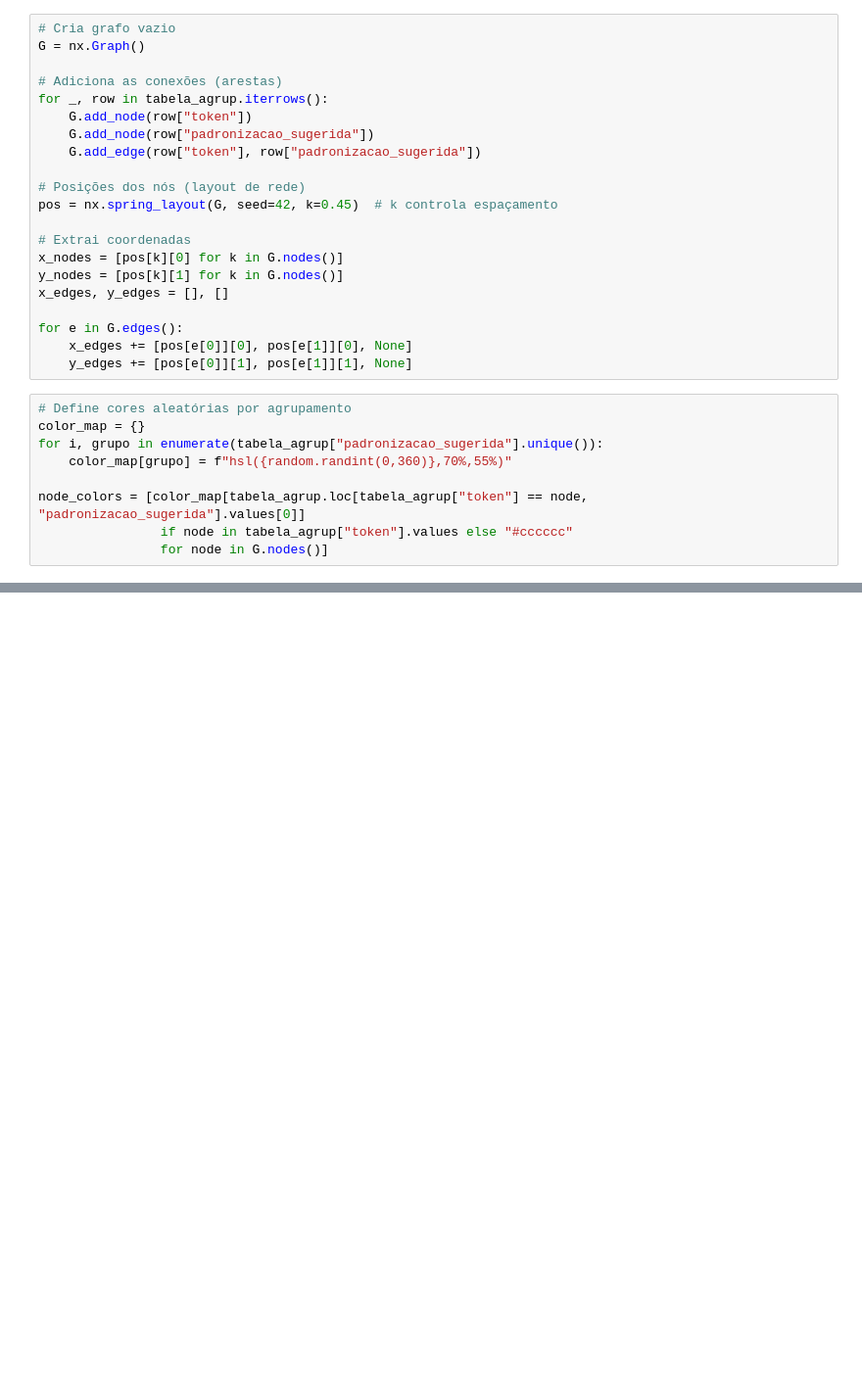
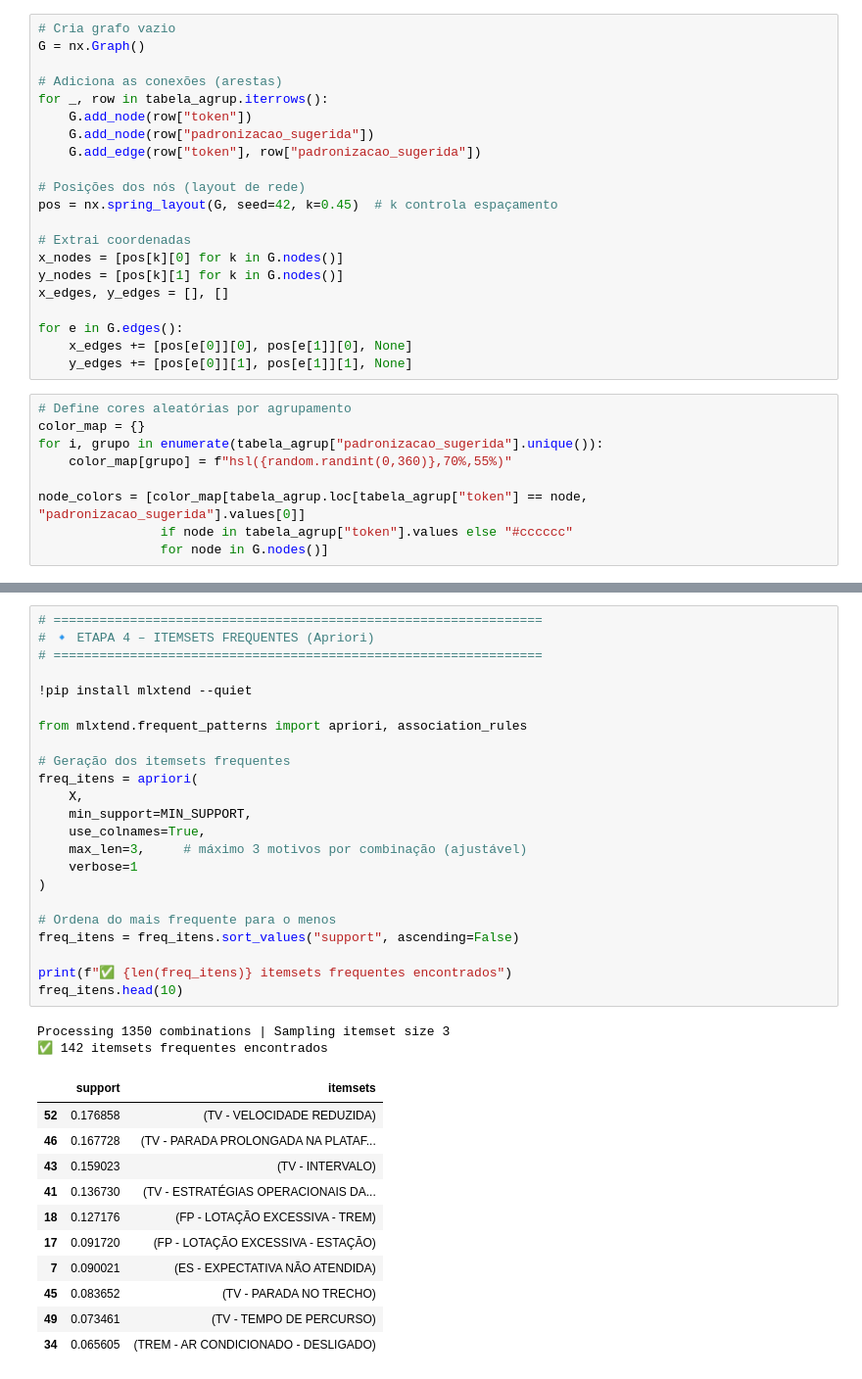
Before and after one commit to Vanpersact/hello-world, a Jupyter notebook: 1-Analise_Completa_Manifestacoes_CPTM.ipynb, the cells around one changed output, grey strips where cells are left out. Shown at 98% size. Saved outputs shown, nothing was run; the diff lists cells and outputs as text; blank space fills up the shorter version.

```diff
--- a/1-Analise_Completa_Manifestacoes_CPTM.ipynb
+++ b/1-Analise_Completa_Manifestacoes_CPTM.ipynb
@@ -736,0 +1103,37 @@ fig.show()
+# %%
+# ================================================================
+# 🔹 ETAPA 4 – ITEMSETS FREQUENTES (Apriori)
+# ================================================================
+
+!pip install mlxtend --quiet
+
+from mlxtend.frequent_patterns import apriori, association_rules
+
+# Geração dos itemsets frequentes
+freq_itens = apriori(
+    X,
+    min_support=MIN_SUPPORT,
+    use_colnames=True,
+    max_len=3,     # máximo 3 motivos por combinação (ajustável)
+    verbose=1
+)
+
+# Ordena do mais frequente para o menos
+freq_itens = freq_itens.sort_values("support", ascending=False)
+
+print(f"✅ {len(freq_itens)} itemsets frequentes encontrados")
+freq_itens.head(10)
+# %% [output]
+Processing 1350 combinations | Sampling itemset size 3
+✅ 142 itemsets frequentes encontrados
+|  | support | itemsets |
+| 52 | 0.176858 | (TV - VELOCIDADE REDUZIDA) |
+| 46 | 0.167728 | (TV - PARADA PROLONGADA NA PLATAF... |
+| 43 | 0.159023 | (TV - INTERVALO) |
+| 41 | 0.136730 | (TV - ESTRATÉGIAS OPERACIONAIS DA... |
+| 18 | 0.127176 | (FP - LOTAÇÃO EXCESSIVA - TREM) |
+| 17 | 0.091720 | (FP - LOTAÇÃO EXCESSIVA - ESTAÇÃO) |
+| 7 | 0.090021 | (ES - EXPECTATIVA NÃO ATENDIDA) |
+| 45 | 0.083652 | (TV - PARADA NO TRECHO) |
+| 49 | 0.073461 | (TV - TEMPO DE PERCURSO) |
+| 34 | 0.065605 | (TREM - AR CONDICIONADO - DESLIGADO) |
```
Also changed, not shown: parts of 18 cells of this notebook.
